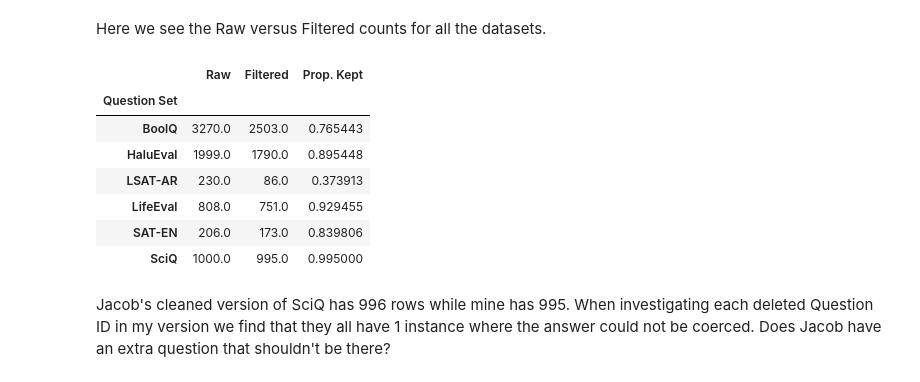
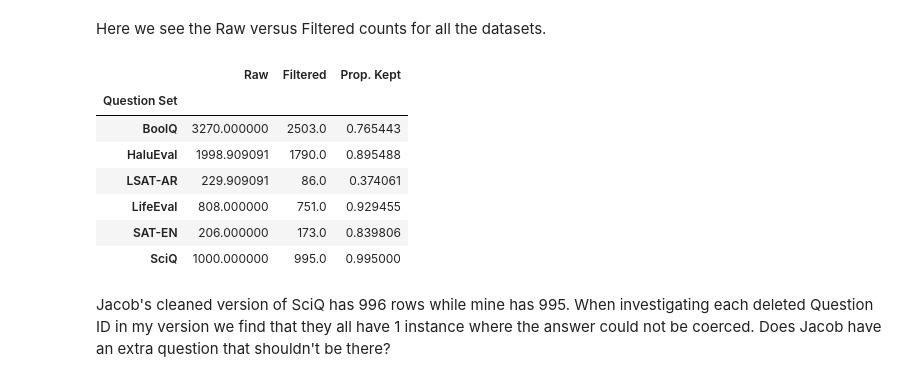
Before and after one commit to NoamMichael/Comparing-Confidence-in-LLMs, a Jupyter notebook: analysis.ipynb, the cells around one changed output. Saved outputs shown, nothing was run; the diff lists cells and outputs as text; code cells hidden in the pictures.

```diff
--- a/analysis.ipynb
+++ b/analysis.ipynb
@@ -191,6 +212,13 @@ Parsed Results/Claude
 | 4 | Hydroxyzine HCl (hydrochloride) a... | True | 0.98 | True | {\n "Reasoning": "Hydroxyzine HCl... | 4 | claude-3-7-sonnet-20250219 | Claude | ... |
 # %%
 combined_clean = combined_df.copy()
+combined_clean['combined_name'] = combined_clean['Question ID'] + "_" + combined_clean["Question Set"]
+
+s = combined_clean["combined_name"].value_counts() % 11  #---------------- This seems to get rid of too much
+bad_qid = s.index[s.ne(0)].tolist()
+
+combined_clean = combined_clean[~combined_clean["combined_name"].isin(bad_qid)]
+
 
 # this gets the qid and qset where coerce is false
 bad_qid_qset = combined_df[combined_df["Coerce"] == False][["Question ID", "Question Set"]]
@@ -258,24 +286,24 @@ combined_clean.shape
 Here we see the Raw versus Filtered counts for all the datasets.
 # %%
 counts = pd.DataFrame({
-    "Raw": round(combined_df["Question Set"].value_counts() / 11), # This is slightly below 2000 for Llama because we had to drop 3 duplicates
+    "Raw": combined_df["Question Set"].value_counts() / 11, # This is slightly below 2000 for Llama because we had to drop 3 duplicates
     "Filtered": combined_clean["Question Set"].value_counts() / 11
 })
 
 counts[~counts.index.isin(mcq_qsets)]
 
 counts["Prop. Kept"] = counts["Filtered"] / counts["Raw"]
 counts
 # Need to look at: LSAT-AR (-1)???,  Sciq(-1) Im getting rid of too much?
 # %% [output]
 |  | Raw | Filtered | Prop. Kept |
 | Question Set |  |  |  |
-| BoolQ | 3270.0 | 2503.0 | 0.765443 |
-| HaluEval | 1999.0 | 1790.0 | 0.895448 |
-| LSAT-AR | 230.0 | 86.0 | 0.373913 |
-| LifeEval | 808.0 | 751.0 | 0.929455 |
-| SAT-EN | 206.0 | 173.0 | 0.839806 |
-| SciQ | 1000.0 | 995.0 | 0.995000 |
+| BoolQ | 3270.000000 | 2503.0 | 0.765443 |
+| HaluEval | 1998.909091 | 1790.0 | 0.895488 |
+| LSAT-AR | 229.909091 | 86.0 | 0.374061 |
+| LifeEval | 808.000000 | 751.0 | 0.929455 |
+| SAT-EN | 206.000000 | 173.0 | 0.839806 |
+| SciQ | 1000.000000 | 995.0 | 0.995000 |
 # %% [markdown]
 Jacob's cleaned version of SciQ has 996 rows while mine has 995. When investigating each deleted Question ID in my version we find that they all have 1 instance where the answer could not be coerced. Does Jacob have an extra question that shouldn't be there?
 # %%
```
Also changed, not shown: parts of 6 cells of this notebook, 3 other files.
